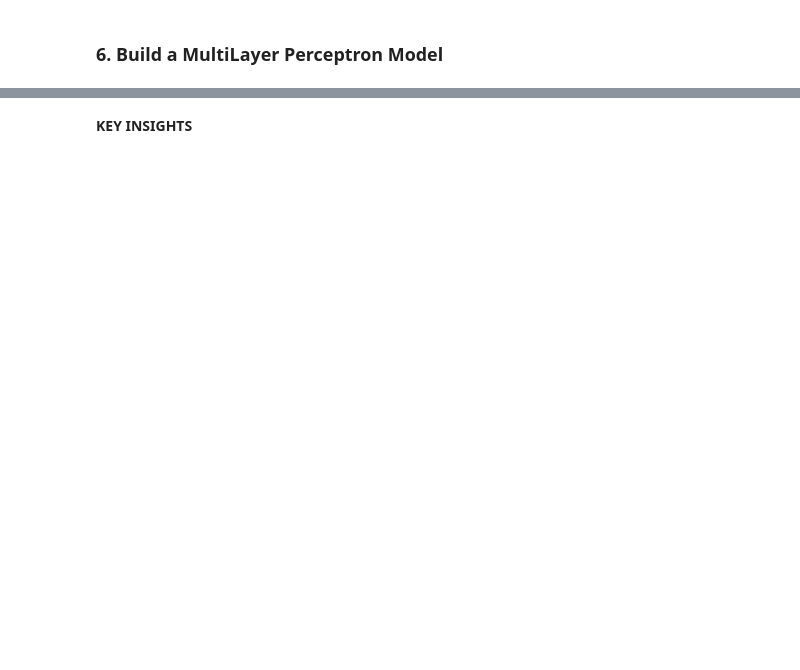
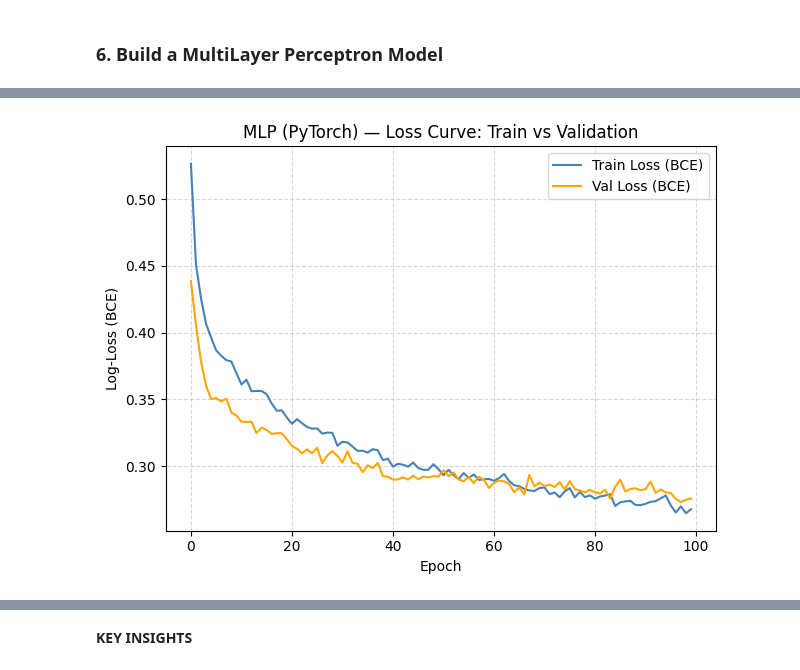
Before and after one commit to jujupomme03/CustumerBankChurn_LR_XGBoost_MLP, a Jupyter notebook: 2_BankCustomersChurn_Run_Models.ipynb, the cells around one changed output, grey strips where cells are left out. Cells and saved outputs as stored; diff of their text form; code cells hidden in the pictures; blank space fills up the shorter version.

```diff
--- a/2_BankCustomersChurn_Run_Models.ipynb
+++ b/2_BankCustomersChurn_Run_Models.ipynb
@@ -593,0 +631,27 @@ plt.show()
+# %%
+n_epochs    = 100
+train_losses = []
+val_losses   = []
+
+for epoch in range(n_epochs):
+    # --- Train ---
+    mlp_model.train()
+    batch_losses = []
+    for X_batch, y_batch in train_loader:
+        optimizer.zero_grad()
+        loss = criterion(mlp_model(X_batch), y_batch)
+        loss.backward()
+        optimizer.step()
+        batch_losses.append(loss.item())
+    train_losses.append(np.mean(batch_losses))
+
+    # --- Validation ---
+    mlp_model.eval()
+    val_batch_losses = []
+    with torch.no_grad():
+        for X_batch, y_batch in val_loader:
+            val_loss = criterion(mlp_model(X_batch), y_batch)
+            val_batch_losses.append(val_loss.item())
+    val_losses.append(np.mean(val_batch_losses))
+
+print(f"Final Train Loss : {train_losses[-1]:.4f} | Final Val Loss : {val_losses[-1]:.4f}")
@@ -593,0 +660,12 @@ plt.show()
+# %%
+plt.plot(train_losses, label='Train Loss (BCE)', color='steelblue')
+plt.plot(val_losses,   label='Val Loss (BCE)',   color='orange')
+plt.xlabel('Epoch')
+plt.ylabel('Log-Loss (BCE)')
+plt.title('MLP (PyTorch) — Loss Curve: Train vs Validation')
+plt.legend()
+plt.grid(True, linestyle='--', alpha=0.5)
+plt.tight_layout()
+plt.show()
+# %% [output]
+[figure, added]
```
Also changed, not shown: parts of 39 cells of this notebook, 1 other file.
